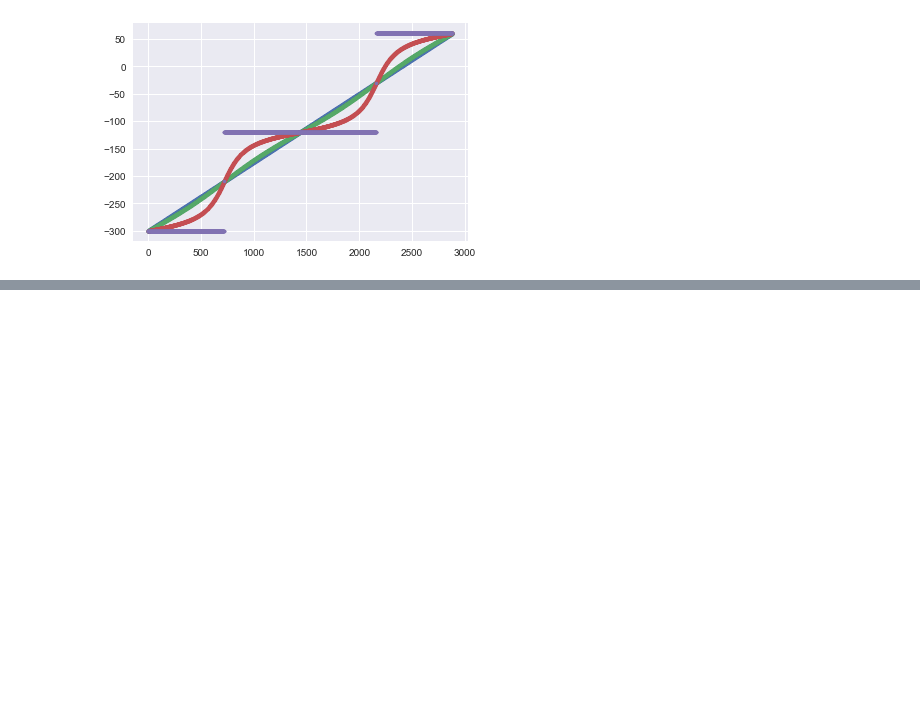
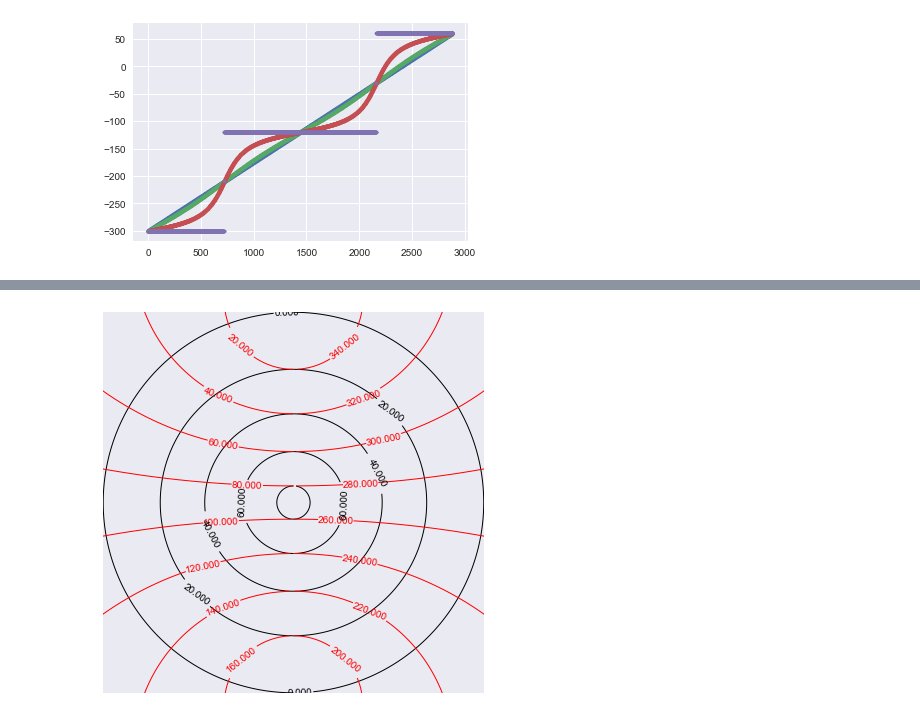
Before and after one commit to nikizadehgfdl/grid_generation, a Jupyter notebook: ocean_grid_0.25.ipynb, the cells around one changed output, grey strips where cells are left out. Cells and saved outputs as stored; diff of their text form; code cells hidden in the pictures; blank space fills up the shorter version.

```diff
--- a/ocean_grid_0.25.ipynb
+++ b/ocean_grid_0.25.ipynb
@@ -464,0 +567,14 @@ plt.plot( tp_grid_x[238,:], '.');
+# %%
+#Equations of the parallels with axis passing through the equator at longitude lon_p (and lon_p+180)
+lon_p = 0
+epsilon = 0.0001
+
+lam = sp_lon0_tile
+phi = sp_lat0_tile
+
+lamc = lon_p + np.sign(lam-epsilon-180) * np.arccos(np.sin((lam-lon_p-90)*PI_180)/np.cos(phi*PI_180)) /PI_180
+phic = phi
+
+plot_grid(lamc,phic , sp_lon0_tile,sp_lat0_tile);
+# %% [output]
+[figure, added]
```
Also changed, not shown: parts of 22 cells of this notebook.
